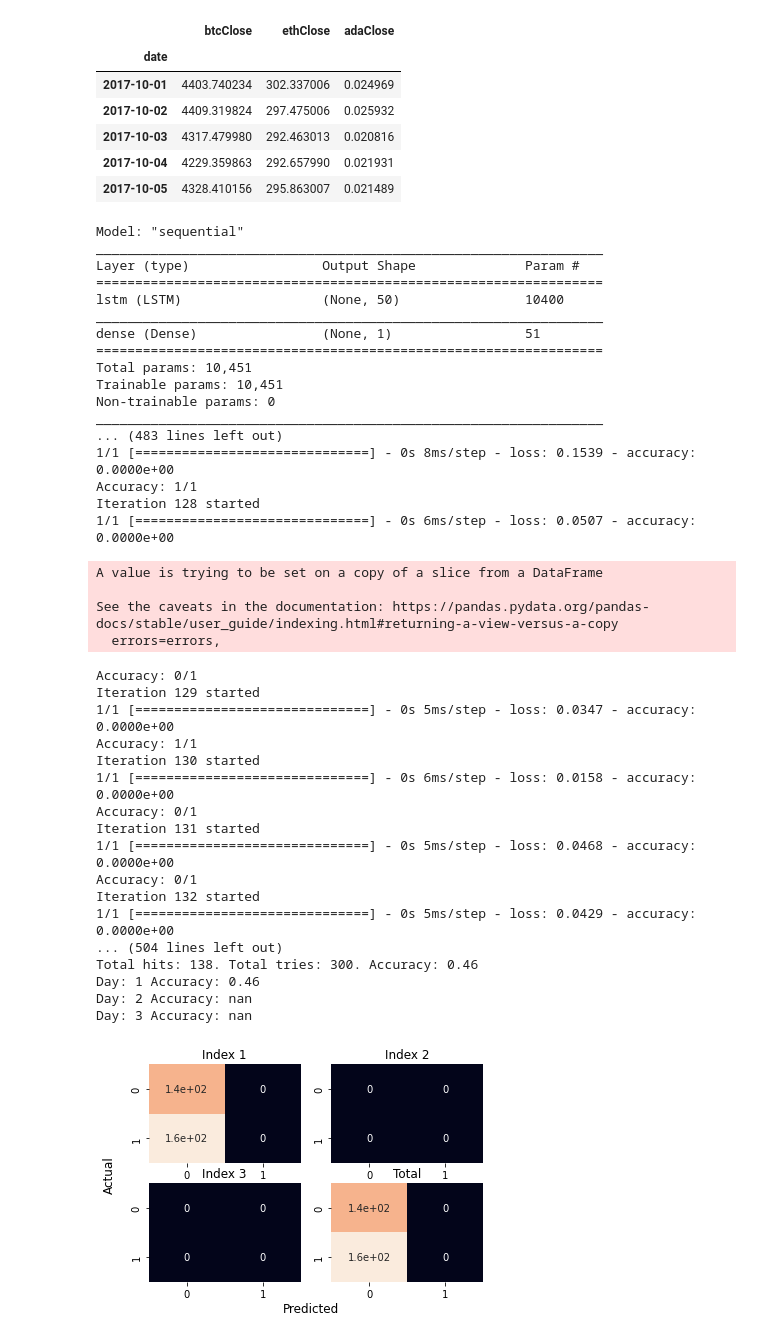
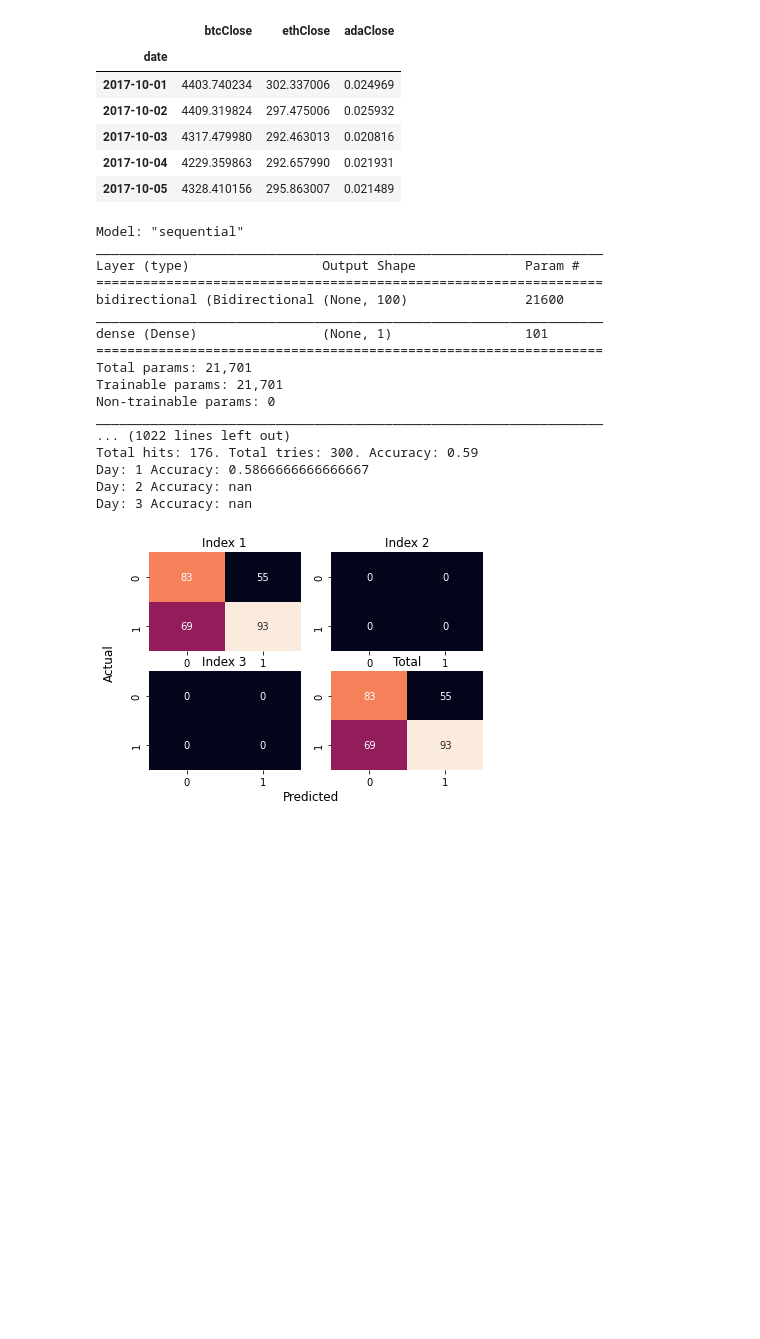
Before and after one commit to CHERR4/TFM-Crypto-Predict, a Jupyter notebook: TFM_Multivariable_Forecast.ipynb, the cells around one changed output. Cells and saved outputs as stored; diff of their text form; code cells hidden in the pictures; blank space fills up the shorter version.

Commit message:
Notebooks output updated

```diff
--- a/TFM_Multivariable_Forecast.ipynb
+++ b/TFM_Multivariable_Forecast.ipynb
@@ -49,30 +52,28 @@ def add_row_confusion_matrix(list_of_cm, df_row):
   list_of_cm[df_row.name-1][row, column] += 1
   return list_of_cm
 
-def evaluate(model, train_ts, test_ts, n_evaluations=10, n_test=3, n_steps=1, n_epochs=100, batch_size=16):
+def evaluate(model, ts, n_evaluations=10, n_test=3, n_steps=1, n_epochs=100, batch_size=16):
   total_hits = 0
   total_tries = 0
   confusion_matrix = [np.zeros((2,2)), np.zeros((2,2)), np.zeros((2,2))]
-  print('Training on train_ts')
-  train_evaluate = train_ts[:-n_evaluations*n_test]
+  train_evaluate = ts[:-n_evaluations*n_test]
+  last_training = train_evaluate[-n_steps:]
+  print('Iteration 1 started')
   model.train(train_evaluate, n_epochs, batch_size)
 
-  print('Iteration 1 started on test')
-  steps_to_predict = test_ts[-n_test*(n_evaluations)-n_steps:]
-  steps_to_predict = steps_to_predict[:n_steps]
   for i in reversed(range(1, n_evaluations + 1)):
-    test_evaluate = test_ts[-n_test*i:]
+    test_evaluate = ts[-n_test*i:]
     test_evaluate = test_evaluate[:n_test]
-    steps_to_predict = pd.concat([steps_to_predict, test_evaluate])
+    steps_to_predict = pd.concat([last_training, test_evaluate])
+
     predictions = model.predict(steps_to_predict)
-    steps_to_predict = steps_to_predict[:-n_test]
     predictions = predictions.reshape(predictions.shape[0])
     predictions_ts = pd.DataFrame({test_evaluate.columns[0]: predictions}, test_evaluate.index)
 
-    predictions_df = build_prediction_dataframe(steps_to_predict, predictions_ts)
+    predictions_df = build_prediction_dataframe(last_training, predictions_ts)
     predictions_df.rename(columns={'positive_delta': 'positive_delta_predict'}, inplace=True)
 
-    test_df = build_prediction_dataframe(steps_to_predict, test_evaluate)
+    test_df = build_prediction_dataframe(last_training, test_evaluate)
     test_df.rename(columns={'positive_delta': 'positive_delta_actual'}, inplace=True)
 
     predictions_and_test = pd.concat([test_df, predictions_df], axis=1)
@@ -84,10 +85,11 @@ def evaluate(model, train_ts, test_ts, n_evaluations=10, n_test=3, n_steps=1, n_
     total_hits += hits
     total_tries += predictions_and_test.shape[0]
 
-    print('Iteration {} started'.format(n_evaluations + 1 - i))
-    new_train = pd.concat([steps_to_predict, test_evaluate])
+    print('Iteration {} started'.format(n_evaluations+1-i))
+    new_train = pd.concat([last_training, test_evaluate])
     model.retrain(new_train, epochs=1, batch_size=len(new_train), validation_split=0)
-    steps_to_predict = new_train[-n_steps:]
+    last_training = new_train[-n_steps:]
+
   print('Total hits: {}. Total tries: {}. Accuracy: {:0.2f}'.format(total_hits, total_tries, total_hits / total_tries))
 
   return confusion_matrix
@@ -115,65 +117,44 @@ def print_effectiveness_by_day(confusion_matrix_list):
 # %%
 # from sklearn.metrics import mean_absolute_percentage_error
 from VanillaMultivariableLSTM import VanillaLSTM
 from StackedMultivariableLSTM import StackedLSTM
 from BidirectionalMultivariableLSTM import BidirectionalLSTM
 from ConvMultivariableLSTM import ConvLSTM
 from CnnMultivariableLSTM import CnnLSTM
 
-epochs = 50
+epochs = 60
 batch_size = 16
 n_steps = 5
 n_outputs = 1
 n_evaluations = 300
 n_neurons = 50
-n_seed = 0
+n_seed = 250
 optimizer = 'adam'
-loss = 'mean_absolute_error'
+loss = 'mean_squared_error'
 
 seed(n_seed)
 tf.random.set_seed(n_seed)
-model = VanillaLSTM(n_neurons=n_neurons, n_steps=n_steps, n_outputs=n_outputs, loss=loss, optimizer=optimizer)
+model = BidirectionalLSTM(n_neurons=n_neurons, n_steps=n_steps, n_features=3, n_outputs=n_outputs, loss=loss, optimizer=optimizer)
 
-cm = evaluate(model, stocks, stocks, n_evaluations=n_evaluations, n_test=n_outputs, n_steps=n_steps, n_epochs=epochs, batch_size=batch_size)
+cm = evaluate(model, stocks, n_evaluations=n_evaluations, n_test=n_outputs, n_steps=n_steps, n_epochs=epochs, batch_size=batch_size)
 plot_confusion_matrix(cm)
 print_effectiveness_by_day(cm)
 # %% [output]
 Model: "sequential"
 _________________________________________________________________
 Layer (type)                 Output Shape              Param #
 =================================================================
-lstm (LSTM)                  (None, 50)                10400
+bidirectional (Bidirectional (None, 100)               21600
 _________________________________________________________________
-dense (Dense)                (None, 1)                 51
+dense (Dense)                (None, 1)                 101
 =================================================================
-Total params: 10,451
-Trainable params: 10,451
+Total params: 21,701
+Trainable params: 21,701
 Non-trainable params: 0
 _________________________________________________________________
-... (483 lines left out)
-1/1 [==============================] - 0s 8ms/step - loss: 0.1539 - accuracy: 0.0000e+00
-Accuracy: 1/1
-Iteration 128 started
-1/1 [==============================] - 0s 6ms/step - loss: 0.0507 - accuracy: 0.0000e+00
+... (1022 lines left out)
+Total hits: 176. Total tries: 300. Accuracy: 0.59
+Day: 1 Accuracy: 0.5866666666666667
+Day: 2 Accuracy: nan
+Day: 3 Accuracy: nan
-A value is trying to be set on a copy of a slice from a DataFrame
-
-See the caveats in the documentation: https://pandas.pydata.org/pandas-docs/stable/user_guide/indexing.html#returning-a-view-versus-a-copy
-  errors=errors,
-Accuracy: 0/1
-Iteration 129 started
-1/1 [==============================] - 0s 5ms/step - loss: 0.0347 - accuracy: 0.0000e+00
-Accuracy: 1/1
-Iteration 130 started
-1/1 [==============================] - 0s 6ms/step - loss: 0.0158 - accuracy: 0.0000e+00
-Accuracy: 0/1
-Iteration 131 started
-1/1 [==============================] - 0s 5ms/step - loss: 0.0468 - accuracy: 0.0000e+00
-Accuracy: 0/1
-Iteration 132 started
-1/1 [==============================] - 0s 5ms/step - loss: 0.0429 - accuracy: 0.0000e+00
-... (504 lines left out)
-Total hits: 138. Total tries: 300. Accuracy: 0.46
-Day: 1 Accuracy: 0.46
-Day: 2 Accuracy: nan
-Day: 3 Accuracy: nan
-[figure, old version]
+[figure, new version]
```
Also changed, not shown: parts of 10 cells of this notebook, 7 other files.
